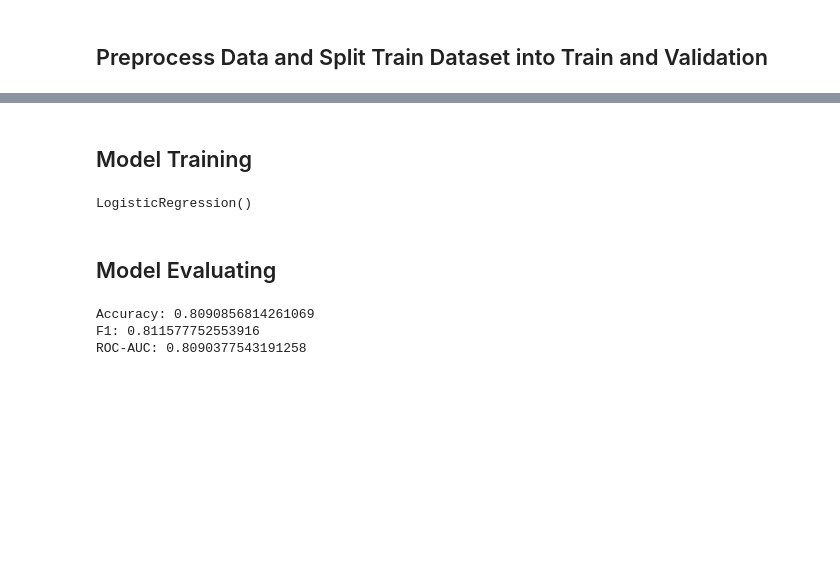
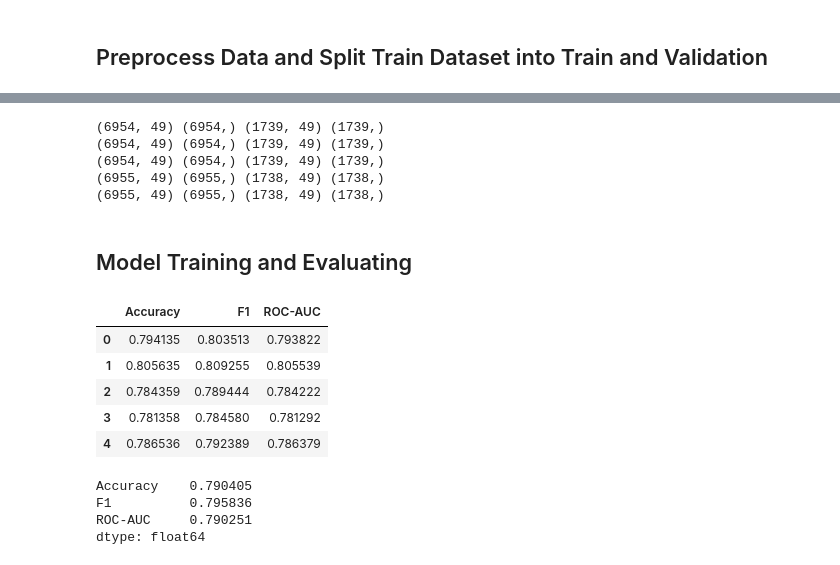
Before and after one commit to ash1ra/Spaceship-Titanic, a Jupyter notebook: notebooks/Spaceship Titanic v3.ipynb, the cells around one changed output, grey strips where cells are left out. Saved outputs shown, nothing was run; the diff lists cells and outputs as text; code cells hidden in the pictures; blank space fills up the shorter version.

Commit message:
feat: implement model training and evaluation using K-Fold CV (`StratifiedKFold`)

```diff
--- a/notebooks/Spaceship Titanic v3.ipynb
+++ b/notebooks/Spaceship Titanic v3.ipynb
@@ -2012,0 +1971,5 @@ y_val = val_df["Transported"]
+# %%
+X = df.drop(columns="Transported")
+y = df["Transported"]
+# %%
+skf = StratifiedKFold(n_splits=5, shuffle=True, random_state=1)
@@ -2013,11 +2003,28 @@ y_val = val_df["Transported"]
+# %%
+for fold in folds:
+    print(fold["X_train_fold"].shape, fold["y_train_fold"].shape, fold["X_val_fold"].shape, fold["y_val_fold"].shape)
+# %% [output]
+(6954, 49) (6954,) (1739, 49) (1739,)
+(6954, 49) (6954,) (1739, 49) (1739,)
+(6954, 49) (6954,) (1739, 49) (1739,)
+(6955, 49) (6955,) (1738, 49) (1738,)
+(6955, 49) (6955,) (1738, 49) (1738,)
 # %% [markdown]
-## Model Training
+## Model Training and Evaluating
 # %%
 from sklearn.linear_model import LogisticRegression
+from sklearn.metrics import accuracy_score, f1_score, roc_auc_score
 
-model = LogisticRegression()
-model.fit(X_train, y_train)
+metrics = pd.DataFrame(columns=["Accuracy", "F1", "ROC-AUC"])
+
+for fold in folds:
+    model = LogisticRegression()
+    model.fit(fold["X_train_fold"], fold["y_train_fold"])
+
+    val_fold_preds = model.predict(fold["X_val_fold"])
+
+    metrics.loc[len(metrics)] = [
+        accuracy_score(fold["y_val_fold"], val_fold_preds),
+        f1_score(fold["y_val_fold"], val_fold_preds),
+        roc_auc_score(fold["y_val_fold"], val_fold_preds)
+    ]
-# %% [output]
-LogisticRegression()
-# %% [markdown]
-## Model Evaluating
@@ -2026,10 +2031,16 @@ val_preds = model.predict(X_val)
-# %%
-from sklearn.metrics import accuracy_score, f1_score, roc_auc_score
-
-print("Accuracy:", accuracy_score(y_val, val_preds))
-print("F1:", f1_score(y_val, val_preds))
-print("ROC-AUC:", roc_auc_score(y_val, val_preds))
-# %% [output]
-Accuracy: 0.8090856814261069
-F1: 0.811577752553916
-ROC-AUC: 0.8090377543191258
+# %%
+metrics
+# %% [output]
+|  | Accuracy | F1 | ROC-AUC |
+| 0 | 0.794135 | 0.803513 | 0.793822 |
+| 1 | 0.805635 | 0.809255 | 0.805539 |
+| 2 | 0.784359 | 0.789444 | 0.784222 |
+| 3 | 0.781358 | 0.784580 | 0.781292 |
+| 4 | 0.786536 | 0.792389 | 0.786379 |
+# %%
+metrics.mean()
+# %% [output]
+Accuracy    0.790405
+F1          0.795836
+ROC-AUC     0.790251
+dtype: float64
```
Also changed, not shown: parts of 25 cells of this notebook.
